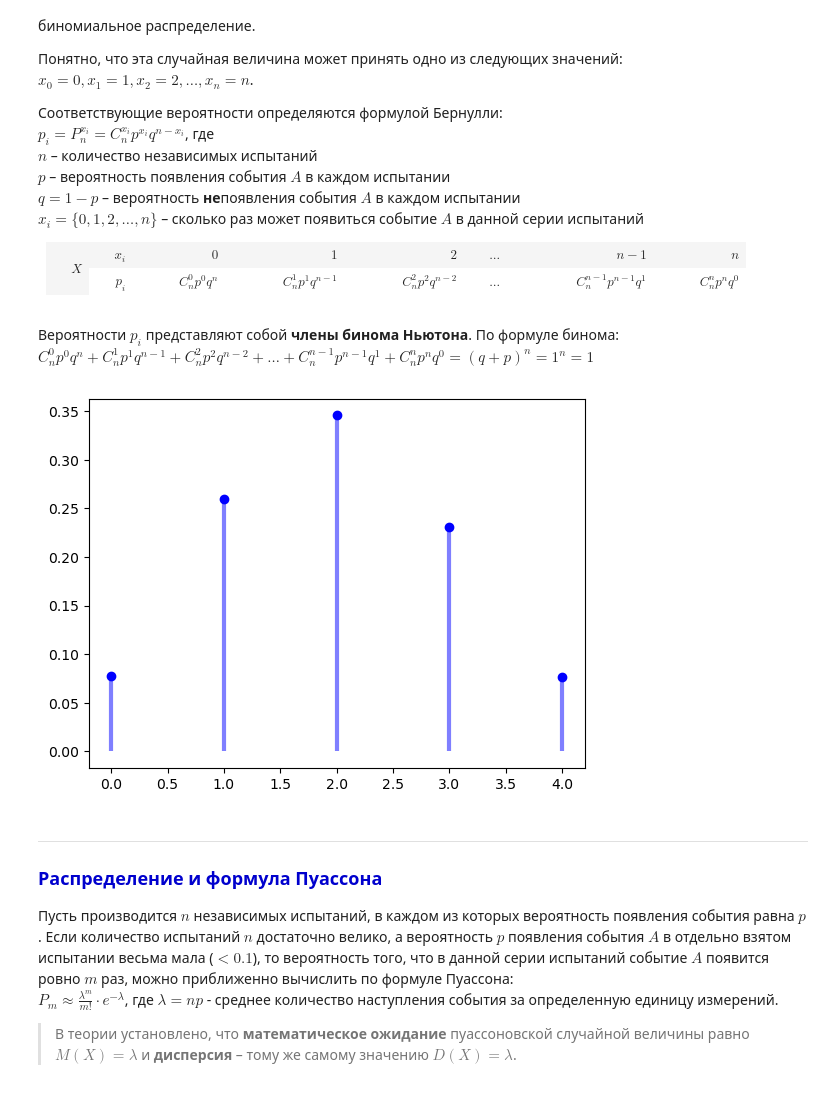
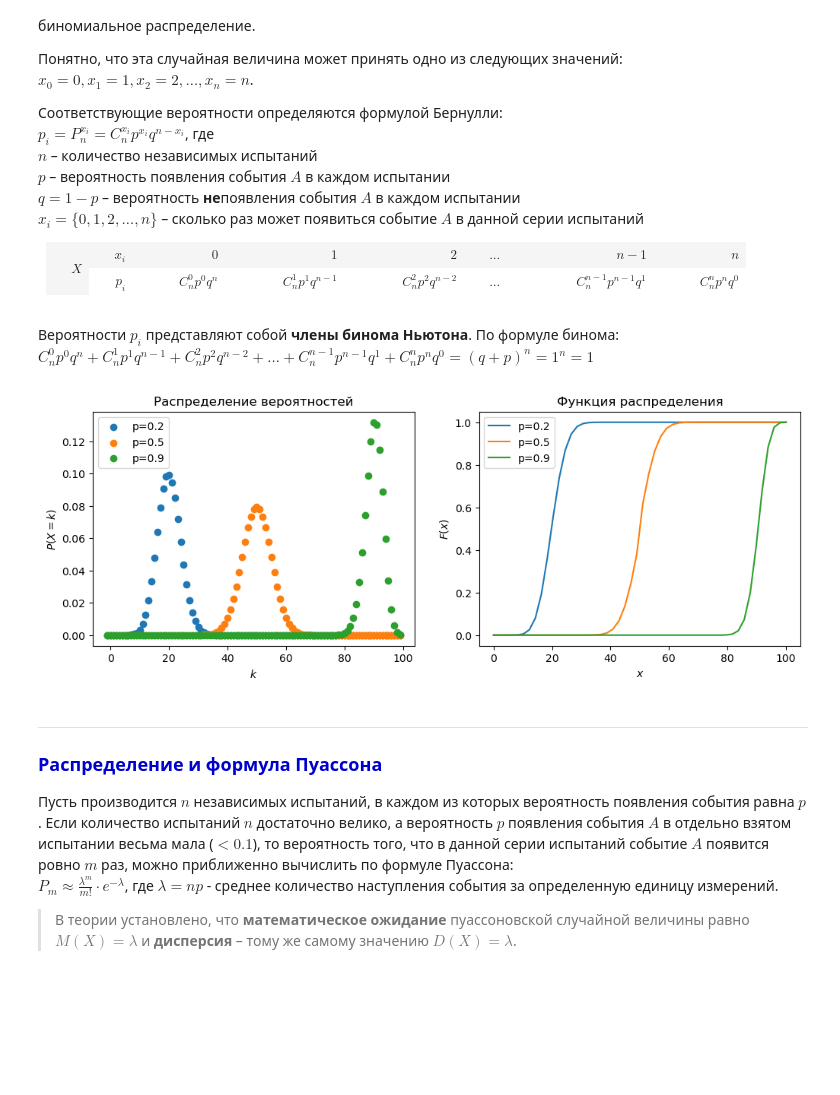
Before and after one commit to TanXmas/ProbabilityTheory_and_Statistics, a Jupyter notebook: PT_02_Random values. Discrete random value.ipynb, the cells around one changed output. Drawn from its saved outputs; the diff is of its cells as text; code cells hidden in the pictures; blank space fills up the shorter version.

```diff
--- a/PT_02_Random values. Discrete random value.ipynb
+++ b/PT_02_Random values. Discrete random value.ipynb
@@ -195,16 +195,35 @@ $x_i=\{0,1,2,\ldots,n\}$ – сколько раз может появиться
 
 Вероятности $p_i$ представляют собой **члены бинома Ньютона**. По формуле бинома:
 $C_n^{0}p^{0}q^{n} + C_n^{1}p^{1}q^{n-1} + C_n^{2}p^{2}q^{n-2} + \ldots + C_n^{n-1}p^{n-1}q^{1} + C_n^{n}p^{n}q^{0} = (q+p)^n = 1^n = 1$
-# %%
-n, p = 5, 0.4
-rv = stats.binom(n, p)
-
-x = np.arange(rv.ppf(0.01), rv.ppf(0.99))
-
-plt.plot(x, rv.pmf(x), 'bo', ms=6)
-plt.vlines(x, 0, rv.pmf(x), colors='b', lw=3, alpha=0.5);
-# %% [output]
-[figure, removed]
+# %%
+n = 100
+
+plt.figure(figsize = [6*2, 4])
+
+for p in (0.2, 0.5, 0.9):
+    rv = stats.binom(n, p)
+
+    plt.subplot(1, 2, 1)
+    x = np.arange(rv.ppf(0), rv.ppf(1))
+    plt.scatter(x, rv.pmf(x), label=f'p={p}')
+
+    plt.subplot(1, 2, 2)
+    x = np.linspace(0, 100)
+    plt.plot(x, rv.cdf(x), label=f'p={p}')
+
+plt.subplot(1, 2, 1)
+plt.ylabel('$P(X=k)$')
+plt.xlabel('$k$')
+plt.legend(loc='upper left')
+plt.title('Распределение вероятностей')
+
+plt.subplot(1, 2, 2)
+plt.ylabel('$F(x)$')
+plt.xlabel('$x$')
+plt.legend(loc='upper left')
+plt.title('Функция распределения');
+# %% [output]
+[figure, added]
 # %% [markdown]
 ___
 ### <font color = MediumBlue size = 4> <b>Распределение и формула Пуассона</b> </font>
```
Also changed, not shown: parts of 5 cells of this notebook.
